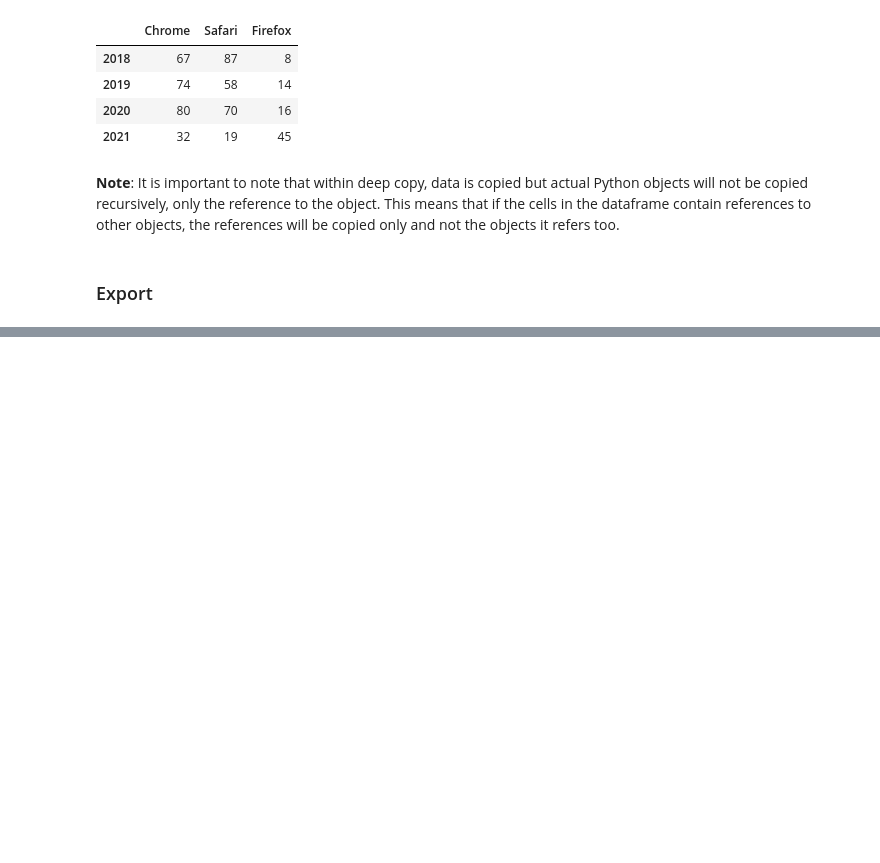
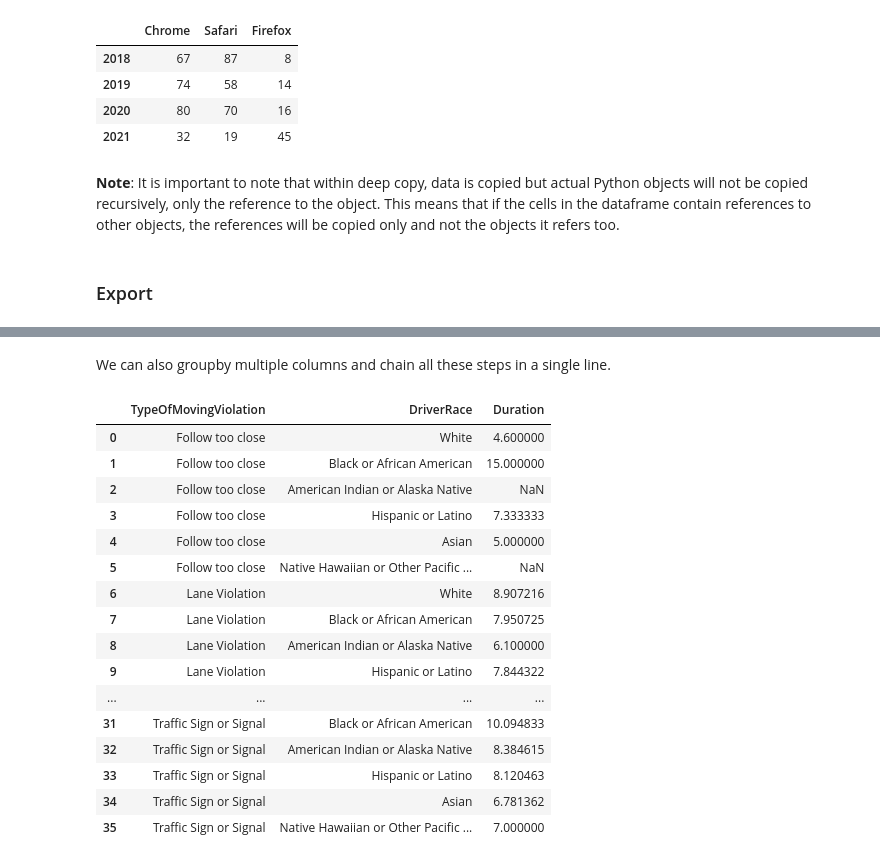
Before and after one commit to rahimrasool/CAN_textbook, a Jupyter notebook: _sources/content/revamped/IntroPandas.ipynb, the cells around one changed output, grey strips where cells are left out. Cells and saved outputs as stored; diff of their text form; code cells hidden in the pictures; blank space fills up the shorter version.

```diff
--- a/_sources/content/revamped/IntroPandas.ipynb
+++ b/_sources/content/revamped/IntroPandas.ipynb
@@ -540,7 +543,9 @@ In case we plan to, `dropna()` will do the job for use. By specifying the axis i
 
 We will use it below to remove the rows where the Driver's Race is missing since that is the key value for our analysis. We specify the column name as the subset argument to only remove rows where 'DriveRace' is missing.
 # %%
-stops_df.dropna(axis='index', subset=['DriverRace'], inplace=True)
+stops_df.dropna(axis='index',
+                subset=['DriverRace'],
+                inplace=True)
 # %% [markdown]
 ### Mapping/Replacing values and labels
 # %% [markdown]
@@ -727,0 +801,23 @@ df.to_csv('brower.csv')
+# %% [markdown]
+We can also groupby multiple columns and chain all these steps in a single line.
+# %%
+stops_df.groupby(['TypeOfMovingViolation',
+                  'DriverRace'])['Duration'].mean().reset_index()
+# %% [output]
+|  | TypeOfMovingViolation | DriverRace | Duration |
+| 0 | Follow too close | White | 4.600000 |
+| 1 | Follow too close | Black or African American | 15.000000 |
+| 2 | Follow too close | American Indian or Alaska Native | NaN |
+| 3 | Follow too close | Hispanic or Latino | 7.333333 |
+| 4 | Follow too close | Asian | 5.000000 |
+| 5 | Follow too close | Native Hawaiian or Other Pacific ... | NaN |
+| 6 | Lane Violation | White | 8.907216 |
+| 7 | Lane Violation | Black or African American | 7.950725 |
+| 8 | Lane Violation | American Indian or Alaska Native | 6.100000 |
+| 9 | Lane Violation | Hispanic or Latino | 7.844322 |
+| ... | ... | ... | ... |
+| 31 | Traffic Sign or Signal | Black or African American | 10.094833 |
+| 32 | Traffic Sign or Signal | American Indian or Alaska Native | 8.384615 |
+| 33 | Traffic Sign or Signal | Hispanic or Latino | 8.120463 |
+| 34 | Traffic Sign or Signal | Asian | 6.781362 |
+| 35 | Traffic Sign or Signal | Native Hawaiian or Other Pacific ... | 7.000000 |
```
Also changed, not shown: parts of 28 cells of this notebook, 2 other files.
